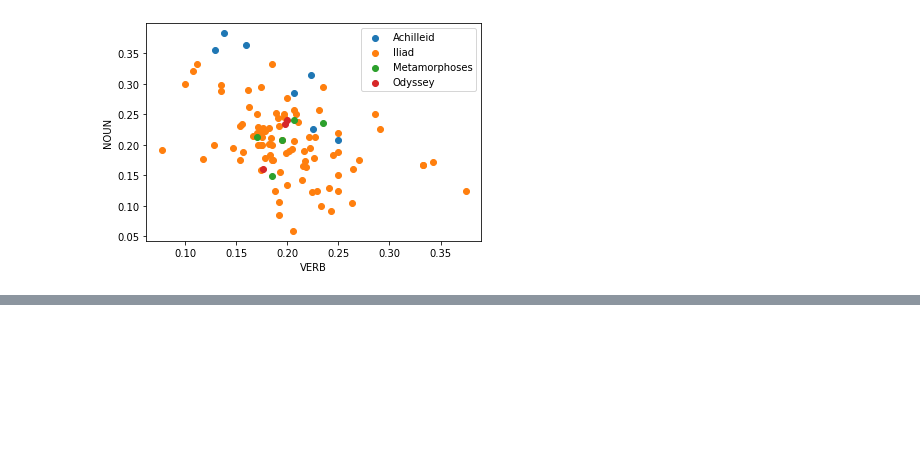
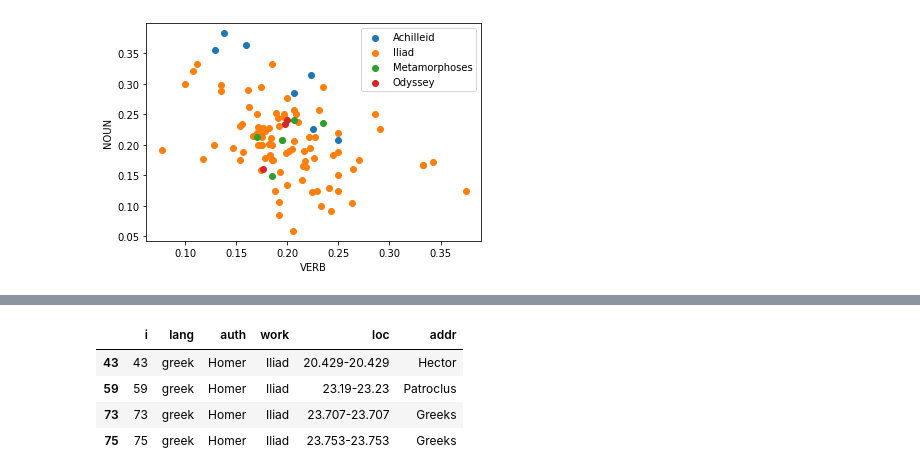
Before and after one commit to cwf2/dices-examples, a Jupyter notebook: Ex_05 - POS Tagging.ipynb, the cells around one changed output, grey strips where cells are left out. Saved outputs shown, nothing was run; the diff lists cells and outputs as text; code cells hidden in the pictures; blank space fills up the shorter version.

```diff
--- a/Ex_05 - POS Tagging.ipynb
+++ b/Ex_05 - POS Tagging.ipynb
@@ -288,0 +300,8 @@ ax.legend()
+# %%
+labels.loc[pos_freq.VERB>0.3,:]
+# %% [output]
+|  | i | lang | auth | work | loc | addr |
+| 43 | 43 | greek | Homer | Iliad | 20.429-20.429 | Hector |
+| 59 | 59 | greek | Homer | Iliad | 23.19-23.23 | Patroclus |
+| 73 | 73 | greek | Homer | Iliad | 23.707-23.707 | Greeks |
+| 75 | 75 | greek | Homer | Iliad | 23.753-23.753 | Greeks |
```
Also changed, not shown: parts of 8 cells of this notebook.
